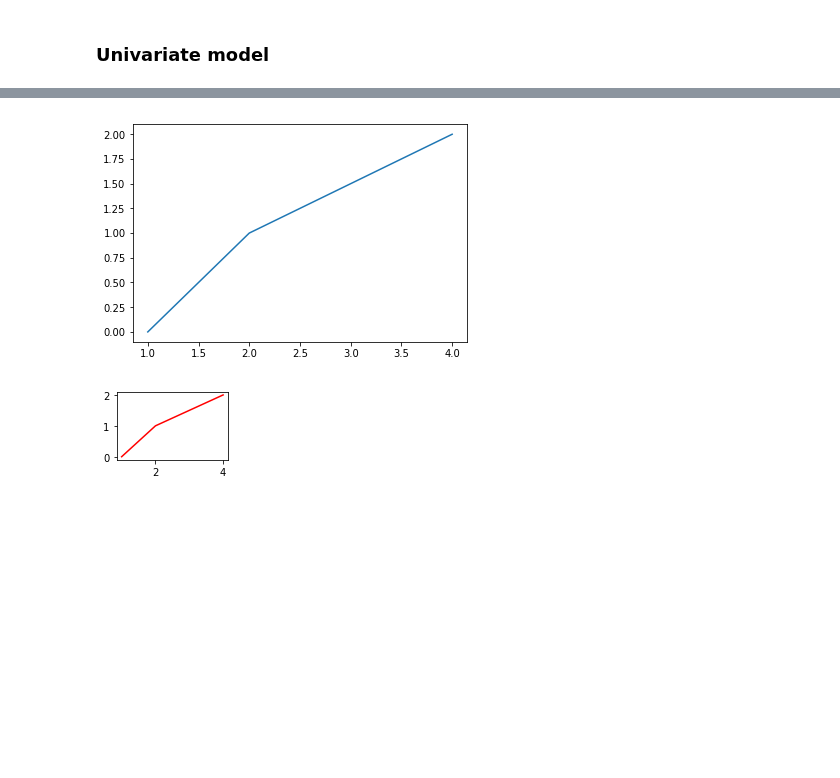
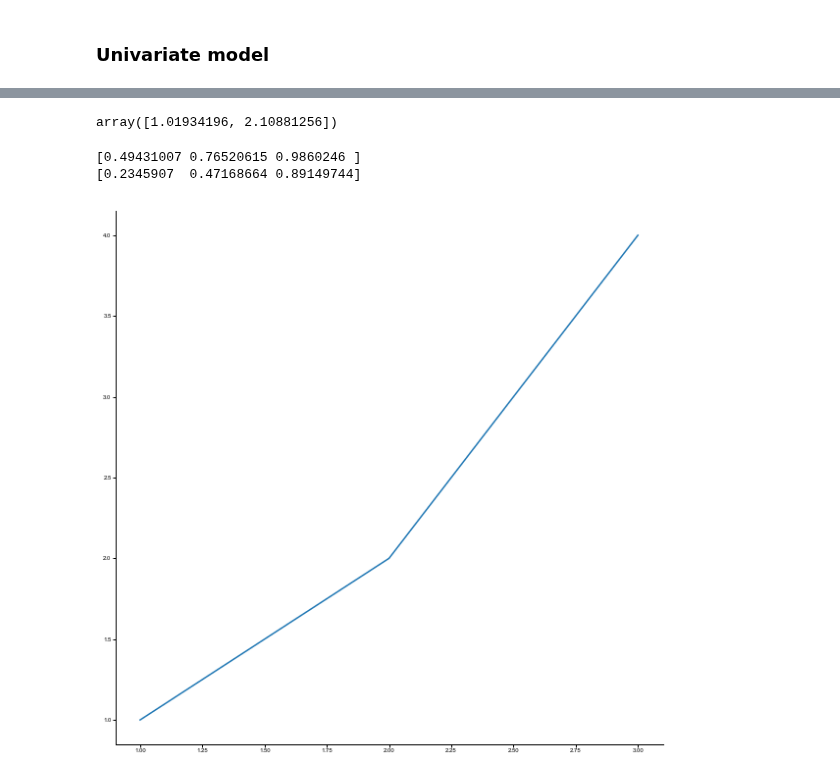
Before and after one commit to sbernasek/flyqma, a Jupyter notebook: notebooks/results/mixture_model_testing.ipynb, the cells around one changed output, grey strips where cells are left out. Drawn from its saved outputs; the diff is of its cells as text; code cells hidden in the pictures; blank space fills up the shorter version.

```diff
--- a/notebooks/results/mixture_model_testing.ipynb
+++ b/notebooks/results/mixture_model_testing.ipynb
@@ -54,8 +52,9 @@ univariate_model.plot(ax=ax, log=True)
 # %%
+N = 500
+
 fig, ax = plt.subplots(figsize=(2., 1.25))
 generating_model.plot(ax=ax, log=True, pdf_color='k', component_color='r')
 ax.set_title ('Ground truth')
-
 
 sample = generating_model.sample(N)
 univariate_model = UnivariateMixture.from_sample(sample[:, 0], n=2)
@@ -71,12 +70,13 @@ Text(0.5,1,'Univariate fit')
 # %%
-for m in [1, 10, 25, 100]:
+for m in [1, 5, 10, 25]:
 
     sample = generating_model.multi_sample(N, m=m)
 
+    # bivariate fit
     bivariate_model = BivariateMixture.from_sample(sample, n=2)
+    fig = bivariate_model.visualize()
 
-    fig = bivariate_model.plot()
-
+    # marginal distribution
     fig, ax = plt.subplots(figsize=(2., 1.25))
     generating_model.plot_data(ax=ax, log=True, alpha=0.3)
     bivariate_model[0].plot(log=True, ax=ax)
@@ -92,0 +93,4 @@ for m in [1, 10, 25, 100]:
+# %%
+univariate_model.means
+# %% [output]
+array([1.01934196, 2.10881256])
@@ -92,0 +101,6 @@ for m in [1, 10, 25, 100]:
+# %%
+for comp in univariate_model.components:
+    print(comp.cdf([1,2,4]))
+# %% [output]
+[0.49431007 0.76520615 0.9860246 ]
+[0.2345907  0.47168664 0.89149744]
@@ -98,19 +123,10 @@ def figure(func):
         func(*args, ax=ax, **kwargs)
     return wrapper
-# %%
-def plot(x, y, ax=None, **kwargs):
-    if ax is None:
-        fig, ax = plt.subplots()
-    ax.plot(x,y, **kwargs)
-
-@my_decorator
-def plot2(x, y, ax=None, **kwargs):
-    ax.plot(x,y, **kwargs)
+# %%
+@default_figure
+def plot(x, y, ax=None):
+    ax.plot(x, y)
 # %%
-plot([1,2,4], [0,1,2])
+plot([1,2,3], [1,2,4], figsize=(10, 10))
 # %% [output]
-[figure, old version]
+[figure, new version]
-# %%
-plot2([1,2,4], [0,1,2],  color='r')
-# %% [output]
-[figure, removed]
```
Also changed, not shown: parts of 12 cells of this notebook, 21 other files.
